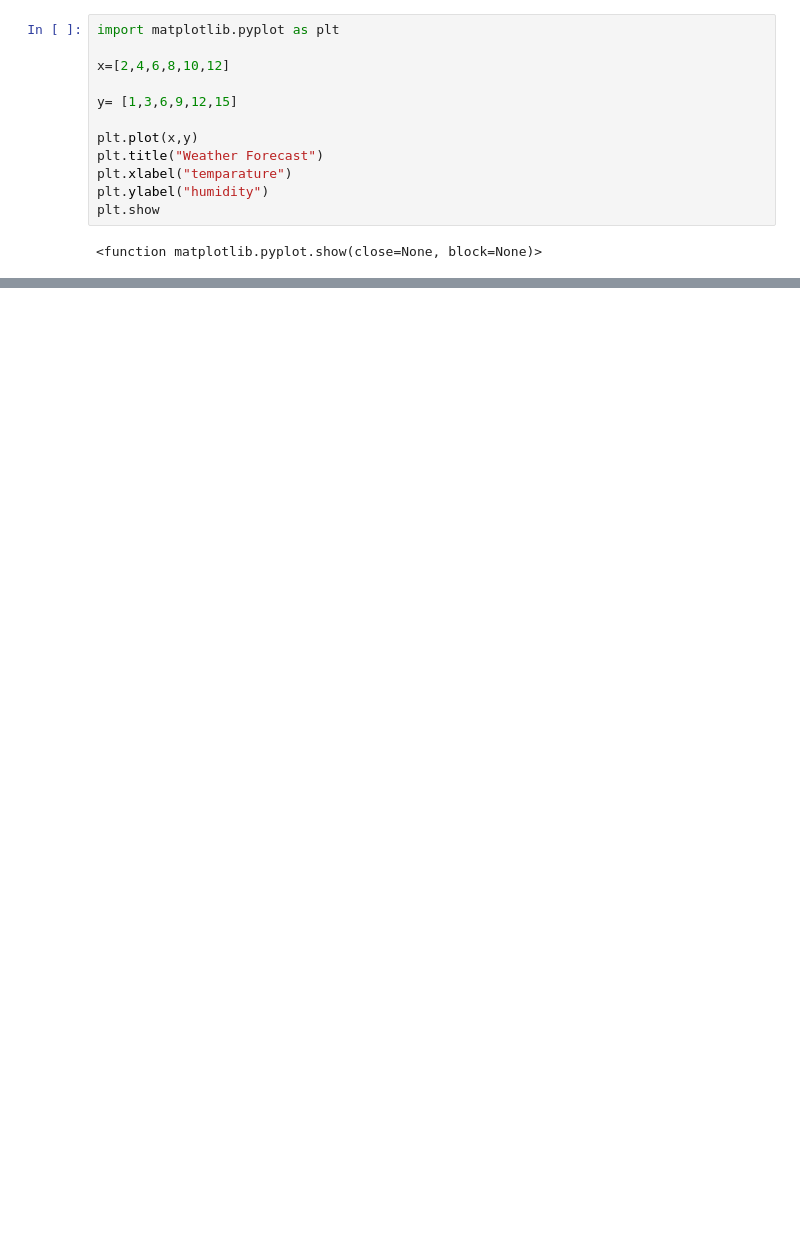
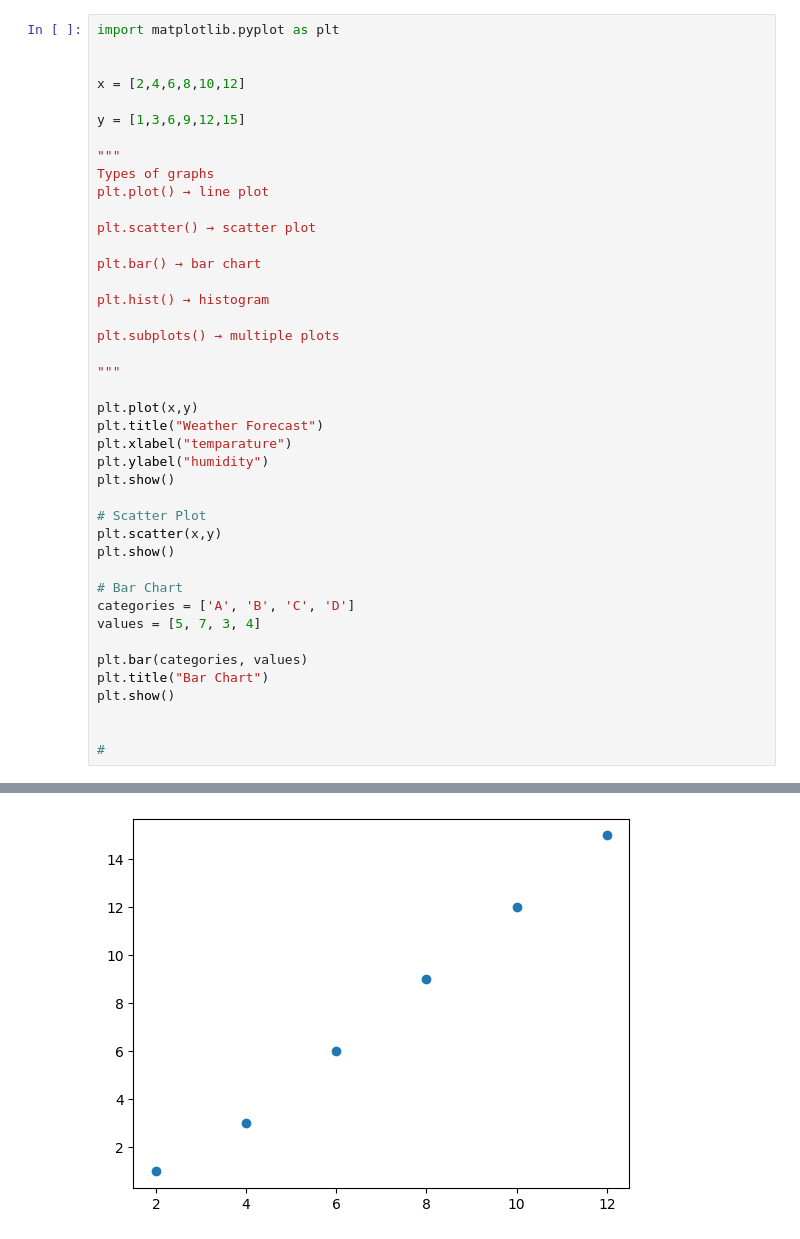
Before and after one commit to sharathnallaganti/Sklearn, a Jupyter notebook: matplot-basics.ipynb, the cells around one changed output, grey strips where cells are left out. Drawn from its saved outputs; the diff is of its cells as text; blank space fills up the shorter version.

Commit message:
Kaggle Notebook | Matplot_Basics | Version 2

```diff
--- a/matplot-basics.ipynb
+++ b/matplot-basics.ipynb
@@ -1,15 +1,45 @@
 # %%
 import matplotlib.pyplot as plt
 
-x=[2,4,6,8,10,12]
 
-y= [1,3,6,9,12,15]
+x = [2,4,6,8,10,12]
+
+y = [1,3,6,9,12,15]
+
+"""
+Types of graphs
+plt.plot() → line plot
+
+plt.scatter() → scatter plot
+
+plt.bar() → bar chart
+
+plt.hist() → histogram
+
+plt.subplots() → multiple plots
+
+"""
 
 plt.plot(x,y)
 plt.title("Weather Forecast")
 plt.xlabel("temparature")
 plt.ylabel("humidity")
-plt.show
+plt.show()
+
+# Scatter Plot
+plt.scatter(x,y)
+plt.show()
+
+# Bar Chart
+categories = ['A', 'B', 'C', 'D']
+values = [5, 7, 3, 4]
+
+plt.bar(categories, values)
+plt.title("Bar Chart")
+plt.show()
+
+
+#
 # %% [output]
-<function matplotlib.pyplot.show(close=None, block=None)>
 [figure]
+[figure, added]
```
Also changed, not shown: parts of 1 cell of this notebook.
